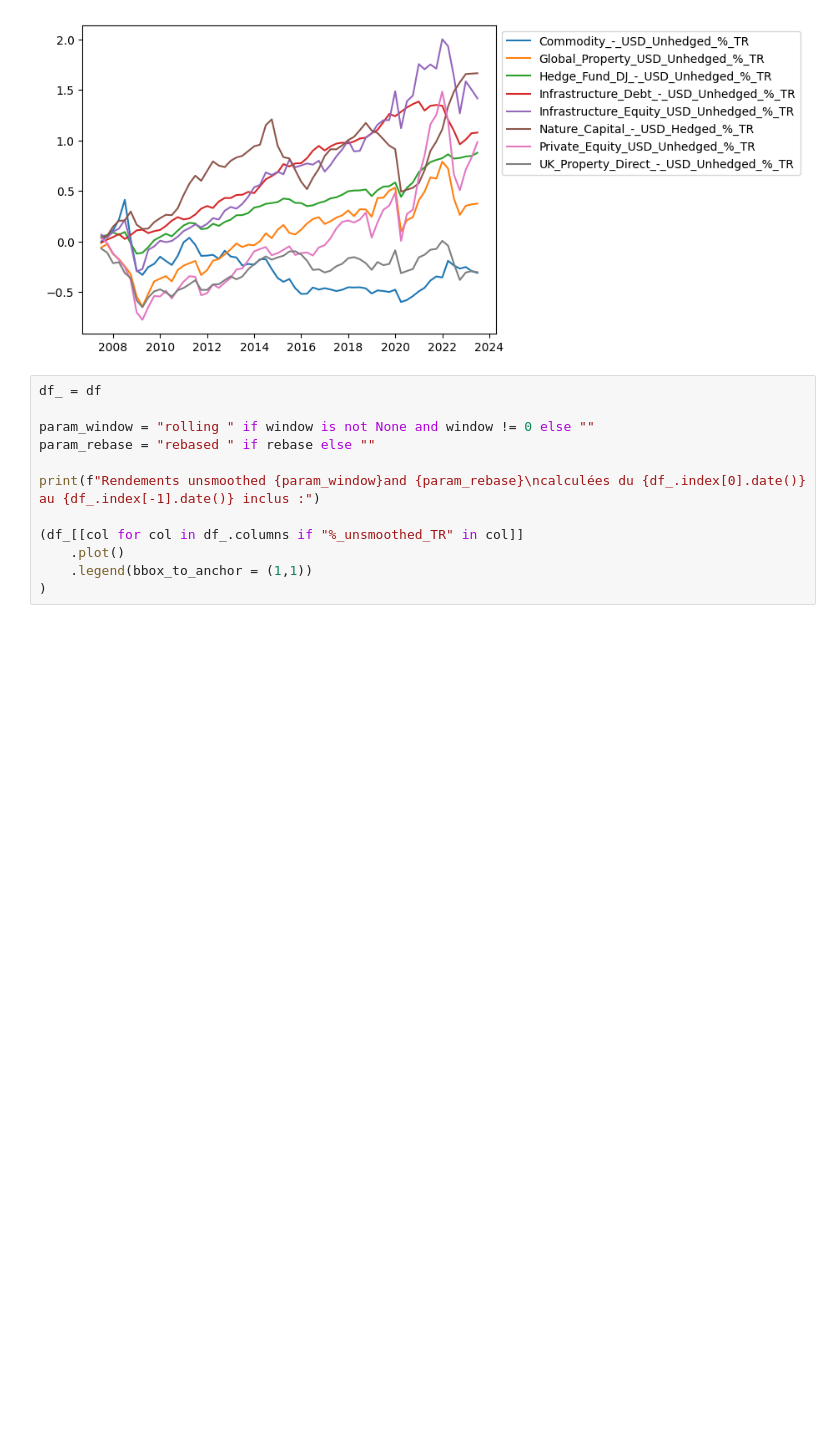
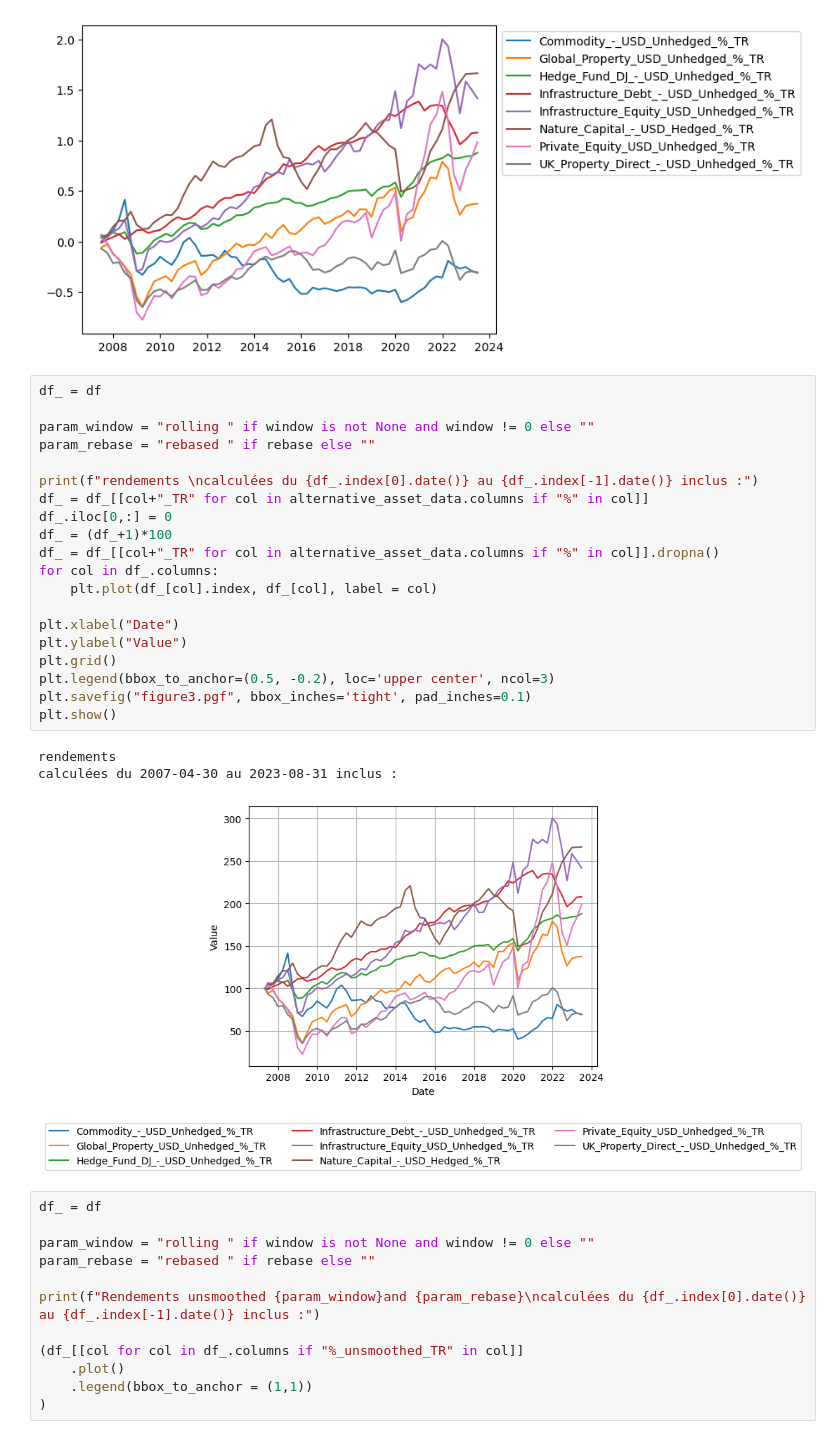
Before and after one commit to Perann/STAT_APP, a Jupyter notebook: main.ipynb, the cells around one changed output. Drawn from its saved outputs; the diff is of its cells as text; blank space fills up the shorter version.

```diff
--- a/main.ipynb
+++ b/main.ipynb
@@ -769,6 +808,30 @@ plt.show()
 rendements
 calculées du 2007-04-30 au 2023-08-31 inclus :
 [figure]
+# %%
+df_ = df
+
+param_window = "rolling " if window is not None and window != 0 else ""
+param_rebase = "rebased " if rebase else ""
+
+print(f"rendements \ncalculées du {df_.index[0].date()} au {df_.index[-1].date()} inclus :")
+df_ = df_[[col+"_TR" for col in alternative_asset_data.columns if "%" in col]]
+df_.iloc[0,:] = 0
+df_ = (df_+1)*100
+df_ = df_[[col+"_TR" for col in alternative_asset_data.columns if "%" in col]].dropna()
+for col in df_.columns:
+    plt.plot(df_[col].index, df_[col], label = col)
+
+plt.xlabel("Date")
+plt.ylabel("Value")
+plt.grid()
+plt.legend(bbox_to_anchor=(0.5, -0.2), loc='upper center', ncol=3)
+plt.savefig("figure3.pgf", bbox_inches='tight', pad_inches=0.1)
+plt.show()
+# %% [output]
+rendements
+calculées du 2007-04-30 au 2023-08-31 inclus :
+[figure, added]
 # %%
 df_ = df
 
```
Also changed, not shown: parts of 13 cells of this notebook, 4 other files.
